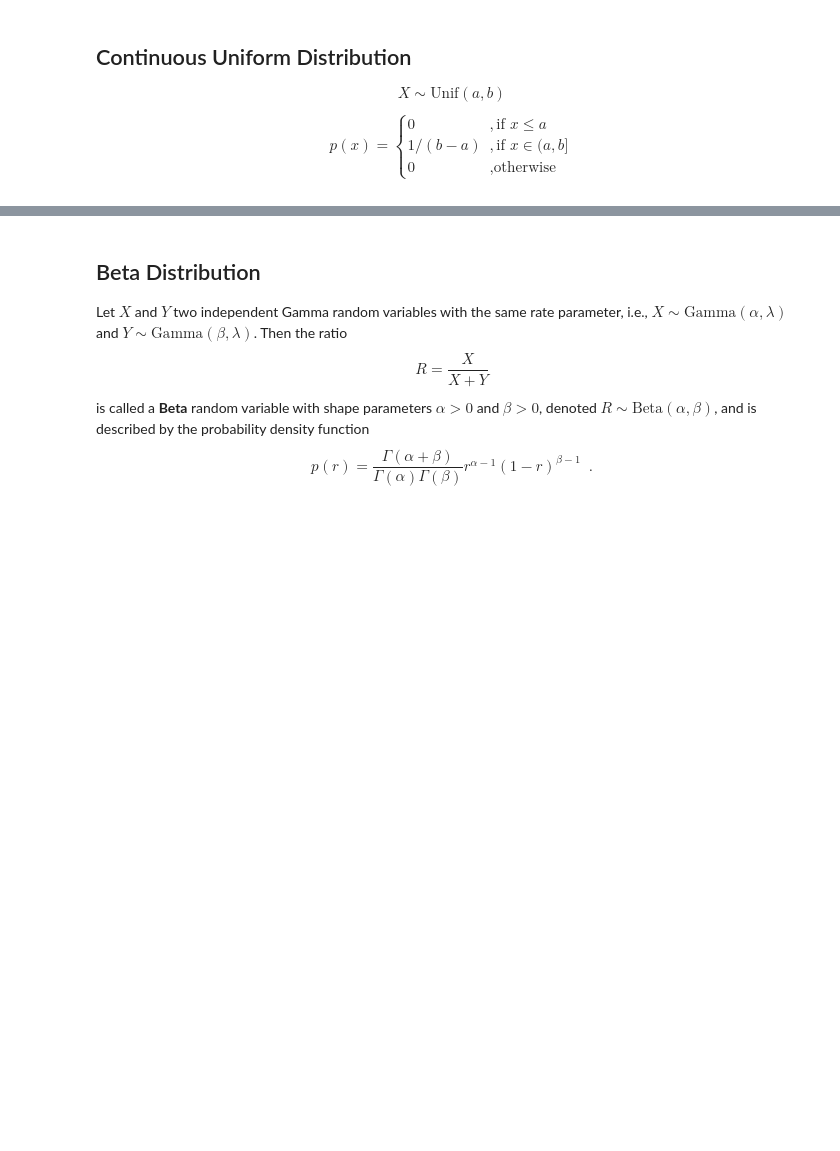
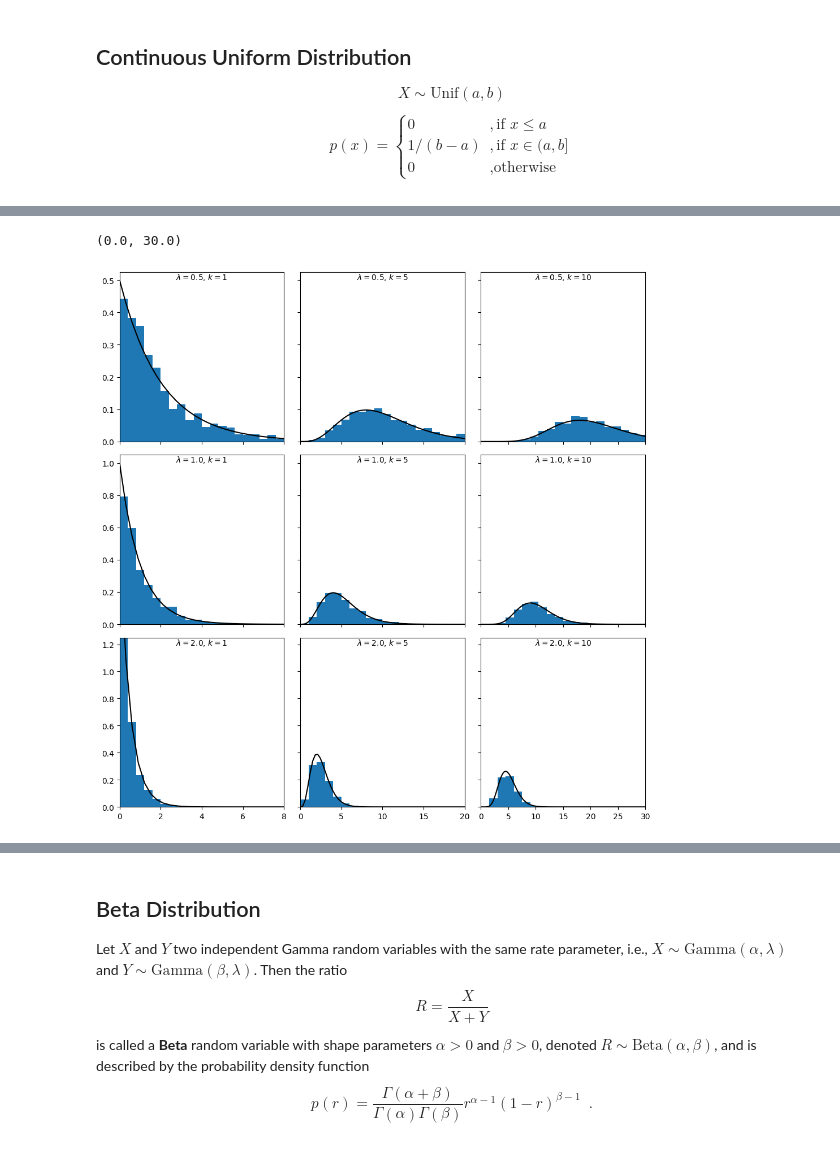
Before and after one commit to marioboley/Uni-Haifa-214.4312-Code, a Jupyter notebook: A2_distributions.ipynb, the cells around one changed output, grey strips where cells are left out. Cells and saved outputs as stored; diff of their text form; code cells hidden in the pictures; blank space fills up the shorter version.

```diff
--- a/A2_distributions.ipynb
+++ b/A2_distributions.ipynb
@@ -112,0 +163,25 @@ $$
+# %%
+from scipy.stats import gamma
+
+rates = np.array([0.5, 1.0, 2])
+shapes = np.array([1, 5, 10])
+samples = rng.gamma(shapes.reshape(3, 1), (1/rates).reshape(1, 3), size=(1000, 3, 3))
+samples[:, 0, 0]
+xlims = [8, 20, 30]
+ylims = [0.5, 0.9, 1.25]
+
+x = np.linspace(0, 30, 100)
+fig, ax = plt.subplots(3, 3, figsize=(10, 10), sharex='col', sharey='row', tight_layout=True)
+for j in range(len(shapes)):
+    for i in range(len(rates)):
+        ax[i][j].hist(samples[:, j, i], density=True, bins=20, range=(0, xlims[j]))
+        ax[i][j].text(0.5, 1, f'$\\lambda={rates[i]}$, $k={shapes[j]}$', transform=ax[i][j].transAxes, verticalalignment='top', horizontalalignment='center')
+        ax[i][j].plot(x, gamma.pdf(x, shapes[j], scale=1/rates[i]), color='k')
+
+ax[0][0].set_xlim(0, 8)
+ax[2][0].set_ylim(0, 1.25)
+ax[0][1].set_xlim(0, 20)
+ax[0][2].set_xlim(0, 30)
+# %% [output]
+(0.0, 30.0)
+[figure, added]
```
Also changed, not shown: parts of 8 cells of this notebook.
